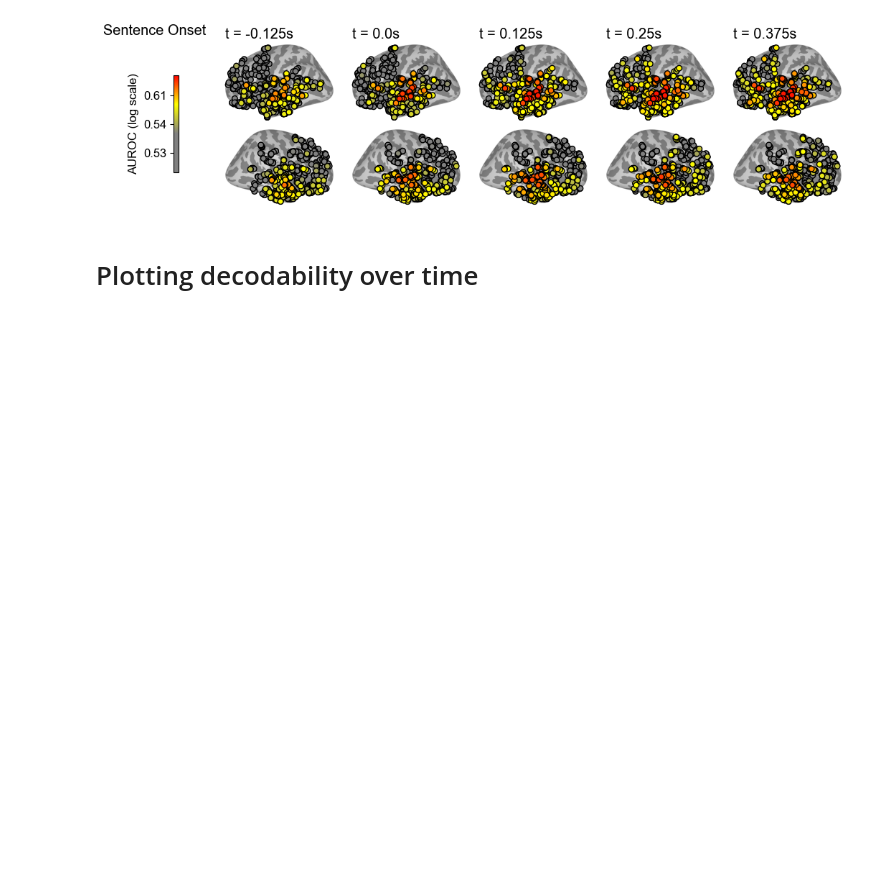
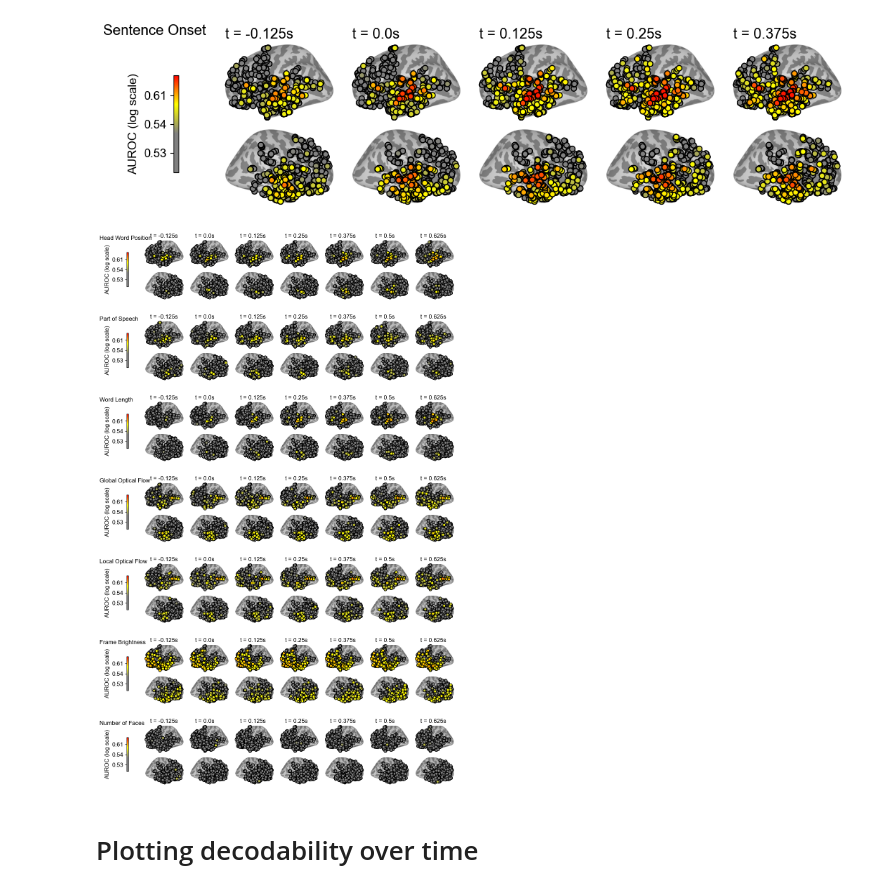
Before and after one commit to insight-neuro/neuroprobe, a Jupyter notebook: analyses/time_space_decoding_analysis/time_space_decoding_analysis.ipynb, the cells around one changed output. Cells and saved outputs as stored; diff of their text form; code cells hidden in the pictures; blank space fills up the shorter version.

Commit message:
analyses updates

```diff
--- a/analyses/time_space_decoding_analysis/time_space_decoding_analysis.ipynb
+++ b/analyses/time_space_decoding_analysis/time_space_decoding_analysis.ipynb
@@ -355,6 +356,60 @@ plt.savefig(f'analyses/time_space_decoding_analysis/time_decoding_analysis_{task
 plt.show()
 # %% [output]
 [figure]
+# %%
+# for task in
+from matplotlib.gridspec import GridSpec
+
+num_tasks = 8
+start_task = 8
+
+fig = plt.figure(figsize=(12, 2.9*num_tasks))
+times = list(np.arange(-0.5, 1.25, 0.125))
+selected_times = times[2:-4:1]
+num_cols = len(selected_times)
+num_rows = 1
+
+gs_master = GridSpec(num_tasks, 1, figure=fig, hspace=0.3)
+
+for task_i, task in enumerate(task_order[start_task:start_task+num_tasks]):
+    outer = gs_master[task_i].subgridspec(num_rows, num_cols, wspace=0.2, hspace=0.0, width_ratios = [0.3] + [1]*(num_cols-1))
+
+    # Loop through each subplot and add a simple plot or title
+    for i in range(num_rows):
+        for j in range(1, num_cols):
+            # Index in outer grid
+            outer_idx = i * num_cols + j
+
+            # Define inner 2x1 grid within this cell
+            inner = gridspec.GridSpecFromSubplotSpec(
+                2, 1, subplot_spec=outer[outer_idx], hspace=0.05
+            )
+
+            for k in range(2):
+                ax = fig.add_subplot(inner[k])
+                time = selected_times[j]
+                task_df = results_df[results_df.time_bin==time].groupby(['task','ID']).max(['avg_test']).loc[task].copy()
+
+                merged_df = pd.merge(scaled_coords_df, task_df, on="ID", how="left")
+                hem = ["left","right"][k]
+                sc = plot_electrodes(merged_df, hemisphere=hem, ax=ax, title=task, vmax=scale(1.0), min_size=30, max_size=30, rasterized=True)
+
+                if k == 0:
+                    ax.set_title(f"   t = {time}s", loc='left', fontsize=12)
+
+    ax = fig.add_subplot(outer[0])
+    cbar = fig.colorbar(sc, ax=ax, orientation='vertical', location='left')
+    cbar.ax.tick_params()
+    cbar.ax.yaxis.set_major_formatter(FuncFormatter(lambda val, pos: f"{inverse_scale(val):.02}"))
+    cbar.set_label("AUROC (log scale)")
+    ax.set_axis_off()
+    ax.text(-3.5, 1.0, task_name_mapping[task], transform=ax.transAxes, ha='left', va='center', fontsize=12, fontweight='bold')
+
+plt.tight_layout()
+# plt.savefig(f'analyses/time_space_decoding_analysis/time_decoding_analysis_manytasks_from{start_task}_to{start_task+num_tasks}.pdf', bbox_inches='tight', dpi=300) # takes too much space
+plt.savefig(f'analyses/time_space_decoding_analysis/time_decoding_analysis_manytasks_from{start_task}_to{start_task+num_tasks}.jpg', bbox_inches='tight', dpi=200)
+# %% [output]
+[figure, added]
 # %% [markdown]
 # Plotting decodability over time
 # %%
```
Also changed, not shown: parts of 4 cells of this notebook, 20 other files.
